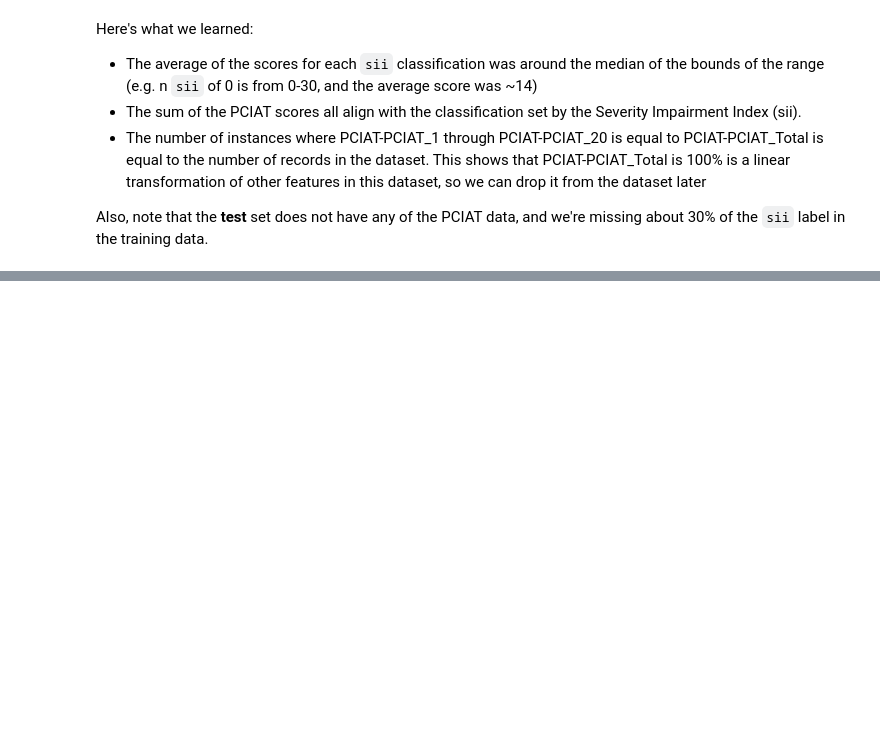
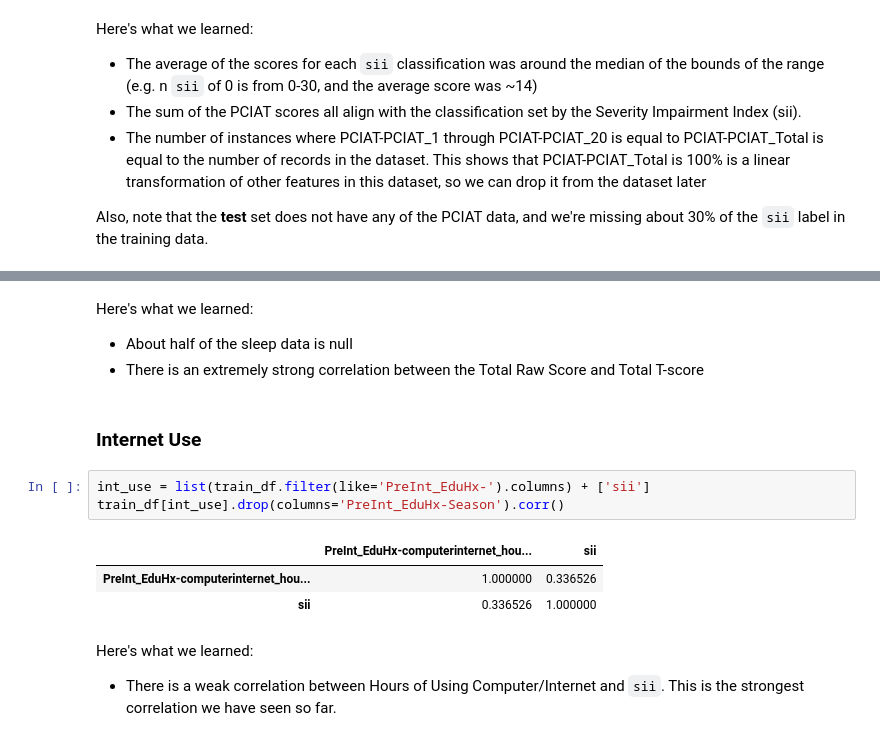
Before and after one commit to crmueller100/child-mind-institute-problematic-internet-use, a Jupyter notebook: predict_severity_impairment_index.ipynb, the cells around one changed output, grey strips where cells are left out. Saved outputs shown, nothing was run; the diff lists cells and outputs as text; blank space fills up the shorter version.

```diff
--- a/predict_severity_impairment_index.ipynb
+++ b/predict_severity_impairment_index.ipynb
@@ -290,0 +306,16 @@ Also, note that the **test** set does not have any of the PCIAT data, and we're
+# %% [markdown]
+Here's what we learned:
+- About half of the sleep data is null
+- There is an extremely strong correlation between the Total Raw Score and Total T-score
+# %% [markdown]
+### Internet Use
+# %%
+int_use = list(train_df.filter(like='PreInt_EduHx-').columns) + ['sii']
+train_df[int_use].drop(columns='PreInt_EduHx-Season').corr()
+# %% [output]
+|  | PreInt_EduHx-computerinternet_hou... | sii |
+| PreInt_EduHx-computerinternet_hou... | 1.000000 | 0.336526 |
+| sii | 0.336526 | 1.000000 |
+# %% [markdown]
+Here's what we learned:
+- There is a weak correlation between Hours of Using Computer/Internet and `sii`. This is the strongest correlation we have seen so far.
```
Also changed, not shown: parts of 4 cells of this notebook.
